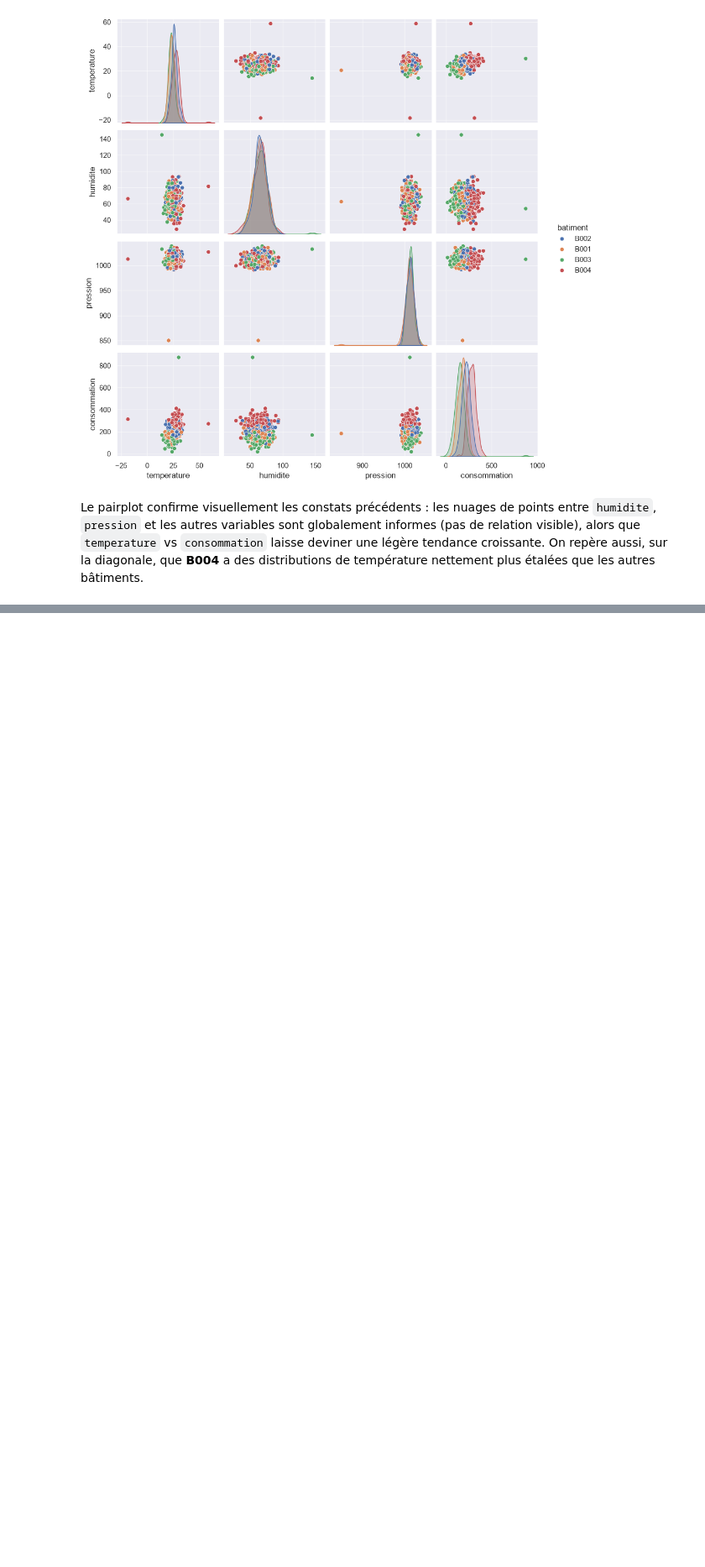
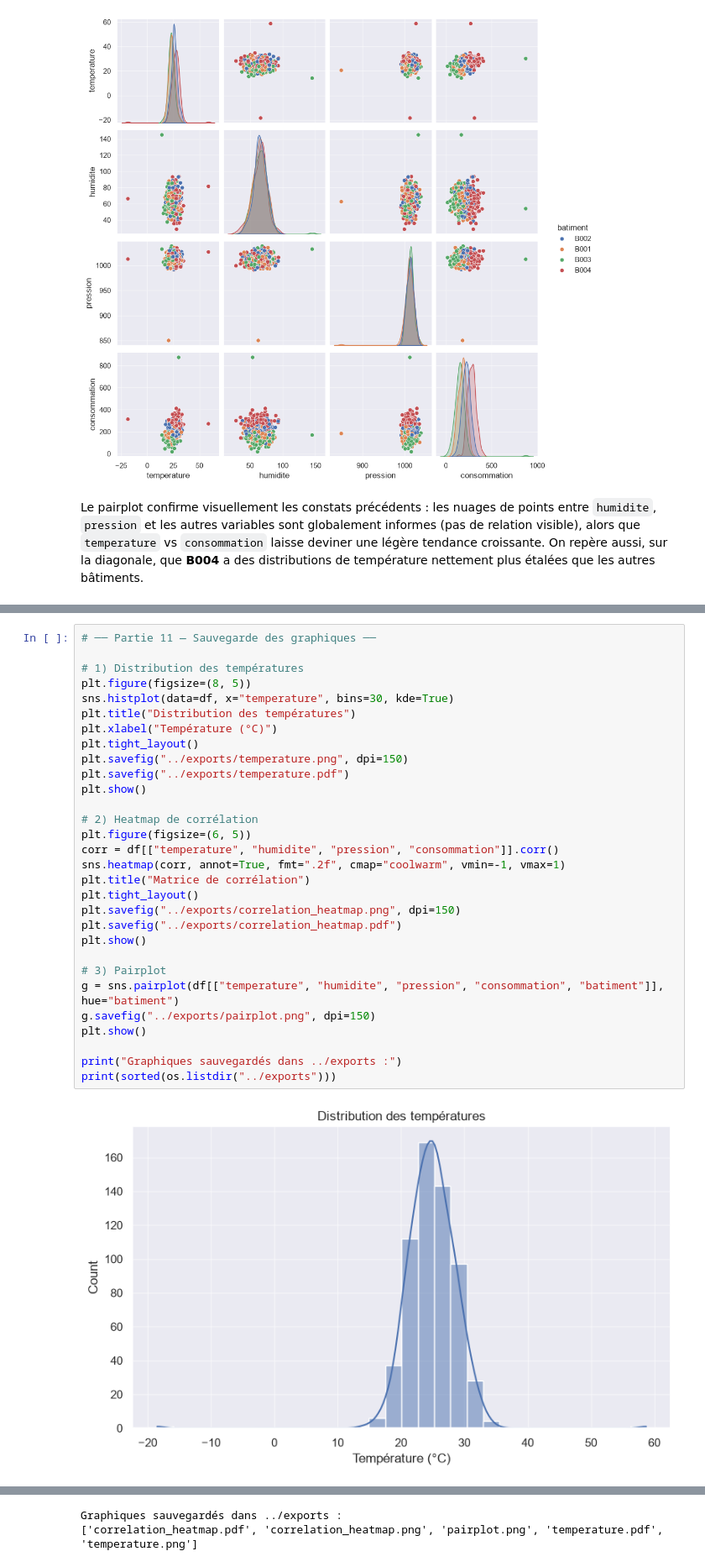
Before and after one commit to Abdouaziz2/atelier_seaborn_iot, a Jupyter notebook: notebooks/atelier_seaborn_iot.ipynb, the cells around one changed output, grey strips where cells are left out. Shown at 84% size. Cells and saved outputs as stored; diff of their text form; blank space fills up the shorter version.

Commit message:
Partie 11 : Sauvegarde des graphiques

```diff
--- a/notebooks/atelier_seaborn_iot.ipynb
+++ b/notebooks/atelier_seaborn_iot.ipynb
@@ -514,0 +521,32 @@ les autres bâtiments.
+# %%
+# ── Partie 11 — Sauvegarde des graphiques ──
+
+# 1) Distribution des températures
+plt.figure(figsize=(8, 5))
+sns.histplot(data=df, x="temperature", bins=30, kde=True)
+plt.title("Distribution des températures")
+plt.xlabel("Température (°C)")
+plt.tight_layout()
+plt.savefig("../exports/temperature.png", dpi=150)
+plt.savefig("../exports/temperature.pdf")
+plt.show()
+
+# 2) Heatmap de corrélation
+plt.figure(figsize=(6, 5))
+corr = df[["temperature", "humidite", "pression", "consommation"]].corr()
+sns.heatmap(corr, annot=True, fmt=".2f", cmap="coolwarm", vmin=-1, vmax=1)
+plt.title("Matrice de corrélation")
+plt.tight_layout()
+plt.savefig("../exports/correlation_heatmap.png", dpi=150)
+plt.savefig("../exports/correlation_heatmap.pdf")
+plt.show()
+
+# 3) Pairplot
+g = sns.pairplot(df[["temperature", "humidite", "pression", "consommation", "batiment"]], hue="batiment")
+g.savefig("../exports/pairplot.png", dpi=150)
+plt.show()
+
+print("Graphiques sauvegardés dans ../exports :")
+print(sorted(os.listdir("../exports")))
+# %% [output]
+[figure, added]
@@ -514,0 +555,2 @@ les autres bâtiments.
+Graphiques sauvegardés dans ../exports :
+['correlation_heatmap.pdf', 'correlation_heatmap.png', 'pairplot.png', 'temperature.pdf', 'temperature.png']
```
Also changed, not shown: parts of 2 cells of this notebook, 5 other files.
